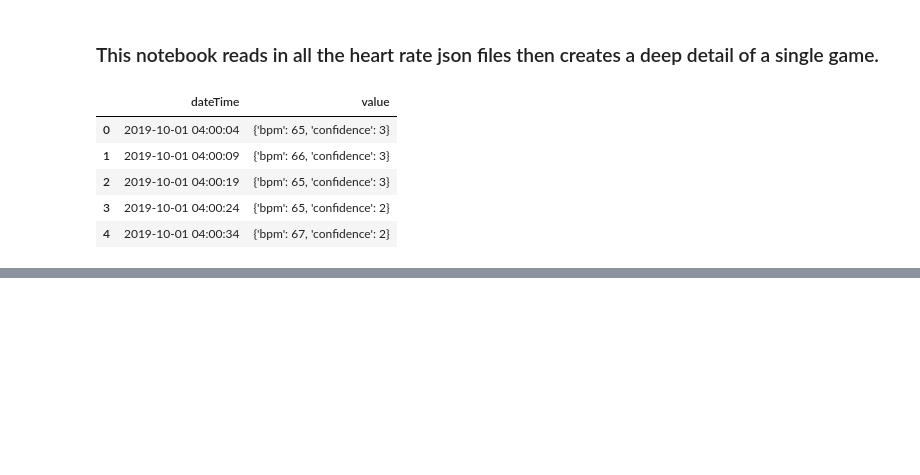
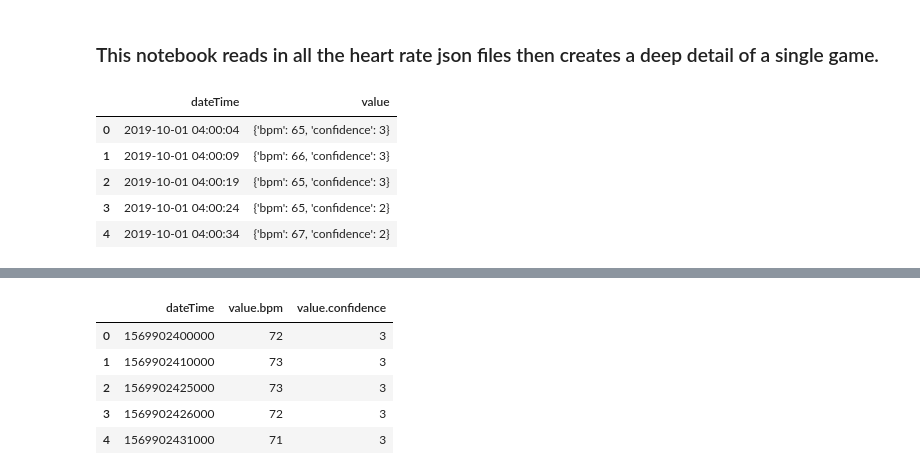
Before and after one commit to dcpatti/dcpatti.github.io, a Jupyter notebook: Wild Card Game Analysis.ipynb, the cells around one changed output, grey strips where cells are left out. Saved outputs shown, nothing was run; the diff lists cells and outputs as text; code cells hidden in the pictures; blank space fills up the shorter version.

```diff
--- a/Wild Card Game Analysis.ipynb
+++ b/Wild Card Game Analysis.ipynb
@@ -83,3 +138,38 @@ heart_df_flat2.head()
+# %%
+#split out the json string into columns
+
+json_struct = json.loads(heart_df1.to_json(orient="records"))
+heart_df_flat = pd.io.json.json_normalize(json_struct) #use pd.io.json
+
+json_struct2 = json.loads(heart_df2.to_json(orient="records"))
+heart_df_flat2 = pd.io.json.json_normalize(json_struct2) #use pd.io.json
+
+json_struct3 = json.loads(heart_df3.to_json(orient="records"))
+heart_df_flat3 = pd.io.json.json_normalize(json_struct3) #use pd.io.json
+
+json_struct4 = json.loads(heart_df4.to_json(orient="records"))
+heart_df_flat4 = pd.io.json.json_normalize(json_struct4) #use pd.io.json
+
+json_struct5 = json.loads(heart_df5.to_json(orient="records"))
+heart_df_flat5 = pd.io.json.json_normalize(json_struct5) #use pd.io.json
+
+json_struct6 = json.loads(heart_df6.to_json(orient="records"))
+heart_df_flat6 = pd.io.json.json_normalize(json_struct6) #use pd.io.json
+
+json_struct7 = json.loads(heart_df7.to_json(orient="records"))
+heart_df_flat7 = pd.io.json.json_normalize(json_struct7) #use pd.io.json
+
+json_struct8 = json.loads(heart_df8.to_json(orient="records"))
+heart_df_flat8 = pd.io.json.json_normalize(json_struct8) #use pd.io.json
+
+heart_df_flat7.head()
+# %% [output]
+|  | dateTime | value.bpm | value.confidence |
+| 0 | 1569902400000 | 72 | 3 |
+| 1 | 1569902410000 | 73 | 3 |
+| 2 | 1569902425000 | 73 | 3 |
+| 3 | 1569902426000 | 72 | 3 |
+| 4 | 1569902431000 | 71 | 3 |
 # %%
 #the json flattening somehow breaks the datetime column, so we will take the value.bpm and value.confidence columns and join them back to the original frame
 
```
Also changed, not shown: parts of 15 cells of this notebook, 6 other files.
